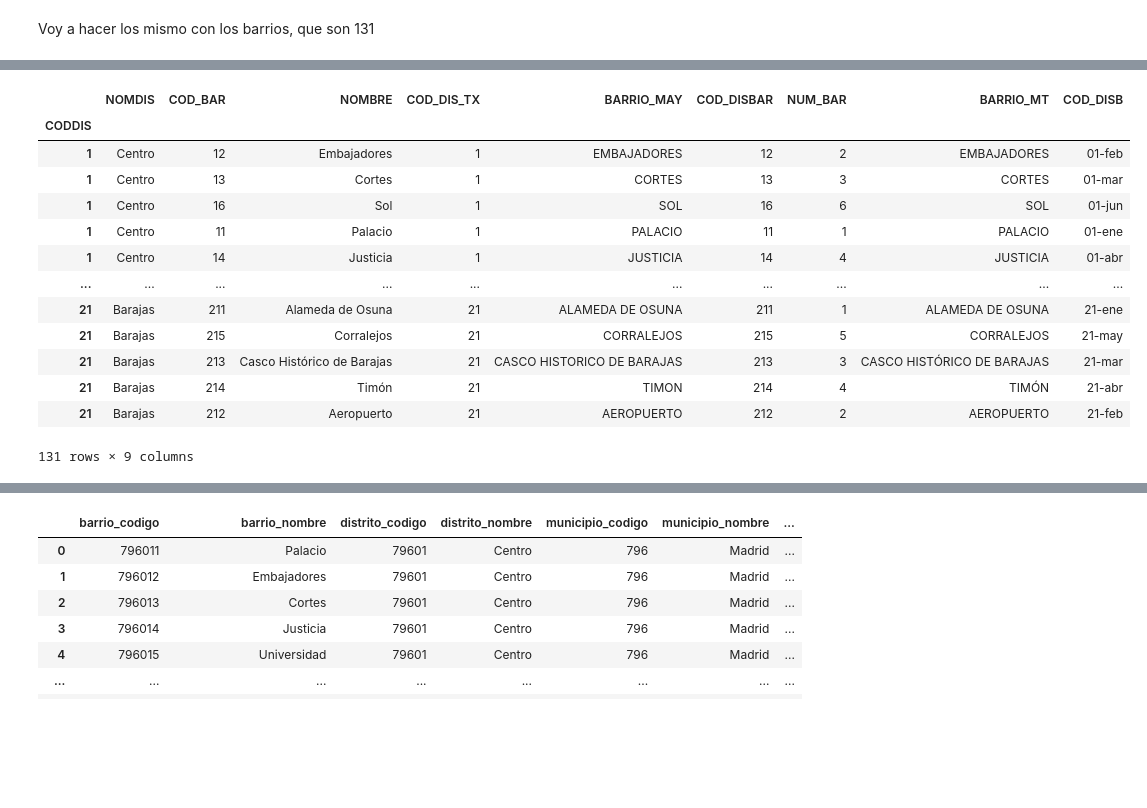
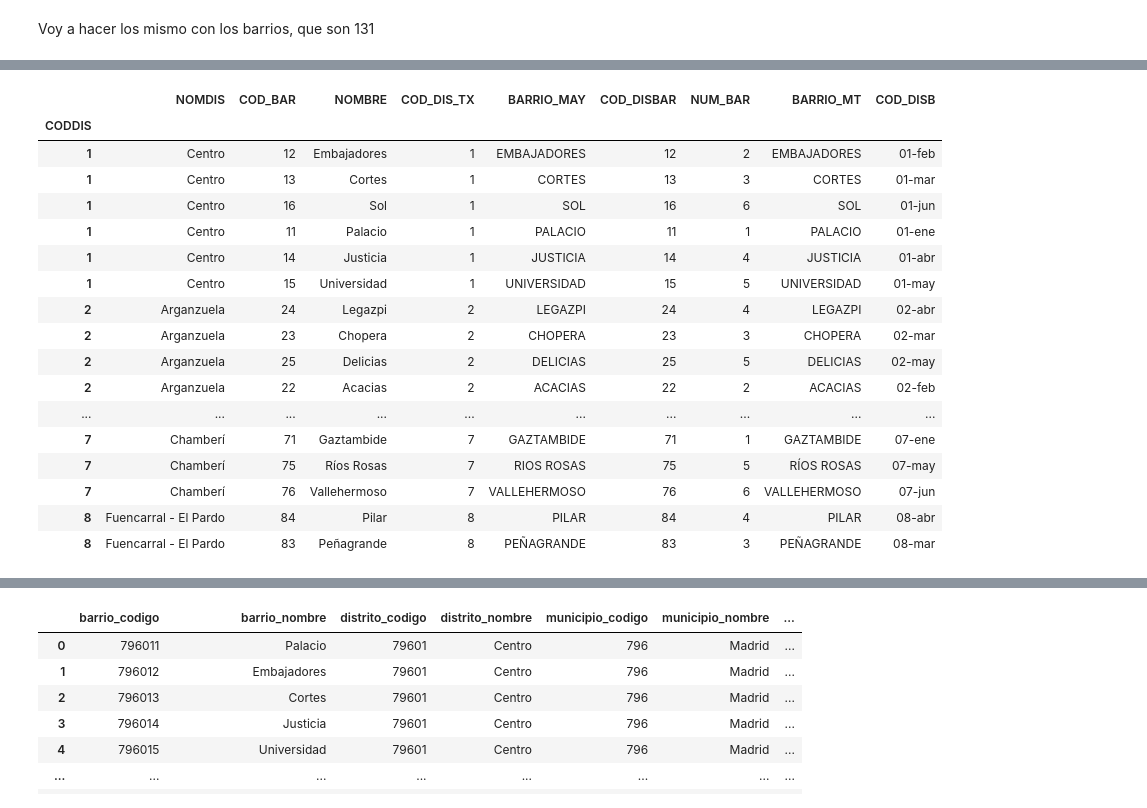
Before and after one commit to angelgvill/DS_Analisis_Datos, a Jupyter notebook: notebooks/01_Primera_exploración.ipynb, the cells around one changed output, grey strips where cells are left out. Saved outputs shown, nothing was run; the diff lists cells and outputs as text; code cells hidden in the pictures; blank space fills up the shorter version.

```diff
--- a/notebooks/01_Primera_exploración.ipynb
+++ b/notebooks/01_Primera_exploración.ipynb
@@ -126,21 +221,25 @@ barrios_Madrid
 # %%
 bM = barrios_Madrid.copy().set_index('CODDIS')
-bM
+bM.head(45)
 # %% [output]
 |  | NOMDIS | COD_BAR | NOMBRE | COD_DIS_TX | BARRIO_MAY | COD_DISBAR | NUM_BAR | BARRIO_MT | COD_DISB |
 | CODDIS |  |  |  |  |  |  |  |  |  |
 | 1 | Centro | 12 | Embajadores | 1 | EMBAJADORES | 12 | 2 | EMBAJADORES | 01-feb |
 | 1 | Centro | 13 | Cortes | 1 | CORTES | 13 | 3 | CORTES | 01-mar |
 | 1 | Centro | 16 | Sol | 1 | SOL | 16 | 6 | SOL | 01-jun |
 | 1 | Centro | 11 | Palacio | 1 | PALACIO | 11 | 1 | PALACIO | 01-ene |
 | 1 | Centro | 14 | Justicia | 1 | JUSTICIA | 14 | 4 | JUSTICIA | 01-abr |
+| 1 | Centro | 15 | Universidad | 1 | UNIVERSIDAD | 15 | 5 | UNIVERSIDAD | 01-may |
+| 2 | Arganzuela | 24 | Legazpi | 2 | LEGAZPI | 24 | 4 | LEGAZPI | 02-abr |
+| 2 | Arganzuela | 23 | Chopera | 2 | CHOPERA | 23 | 3 | CHOPERA | 02-mar |
+| 2 | Arganzuela | 25 | Delicias | 2 | DELICIAS | 25 | 5 | DELICIAS | 02-may |
+| 2 | Arganzuela | 22 | Acacias | 2 | ACACIAS | 22 | 2 | ACACIAS | 02-feb |
 | ... | ... | ... | ... | ... | ... | ... | ... | ... | ... |
-| 21 | Barajas | 211 | Alameda de Osuna | 21 | ALAMEDA DE OSUNA | 211 | 1 | ALAMEDA DE OSUNA | 21-ene |
-| 21 | Barajas | 215 | Corralejos | 21 | CORRALEJOS | 215 | 5 | CORRALEJOS | 21-may |
-| 21 | Barajas | 213 | Casco Histórico de Barajas | 21 | CASCO HISTORICO DE BARAJAS | 213 | 3 | CASCO HISTÓRICO DE BARAJAS | 21-mar |
-| 21 | Barajas | 214 | Timón | 21 | TIMON | 214 | 4 | TIMÓN | 21-abr |
-| 21 | Barajas | 212 | Aeropuerto | 21 | AEROPUERTO | 212 | 2 | AEROPUERTO | 21-feb |
+| 7 | Chamberí | 71 | Gaztambide | 7 | GAZTAMBIDE | 71 | 1 | GAZTAMBIDE | 07-ene |
+| 7 | Chamberí | 75 | Ríos Rosas | 7 | RIOS ROSAS | 75 | 5 | RÍOS ROSAS | 07-may |
+| 7 | Chamberí | 76 | Vallehermoso | 7 | VALLEHERMOSO | 76 | 6 | VALLEHERMOSO | 07-jun |
+| 8 | Fuencarral - El Pardo | 84 | Pilar | 8 | PILAR | 84 | 4 | PILAR | 08-abr |
+| 8 | Fuencarral - El Pardo | 83 | Peñagrande | 8 | PEÑAGRANDE | 83 | 3 | PEÑAGRANDE | 08-mar |
-131 rows × 9 columns
 # %%
 barrios_datos = pd.read_csv('../data/external/barrios_municipio_madrid.csv',sep=';',encoding='latin1')
 barrios_datos
```
Also changed, not shown: parts of 25 cells of this notebook, 3 other files.
